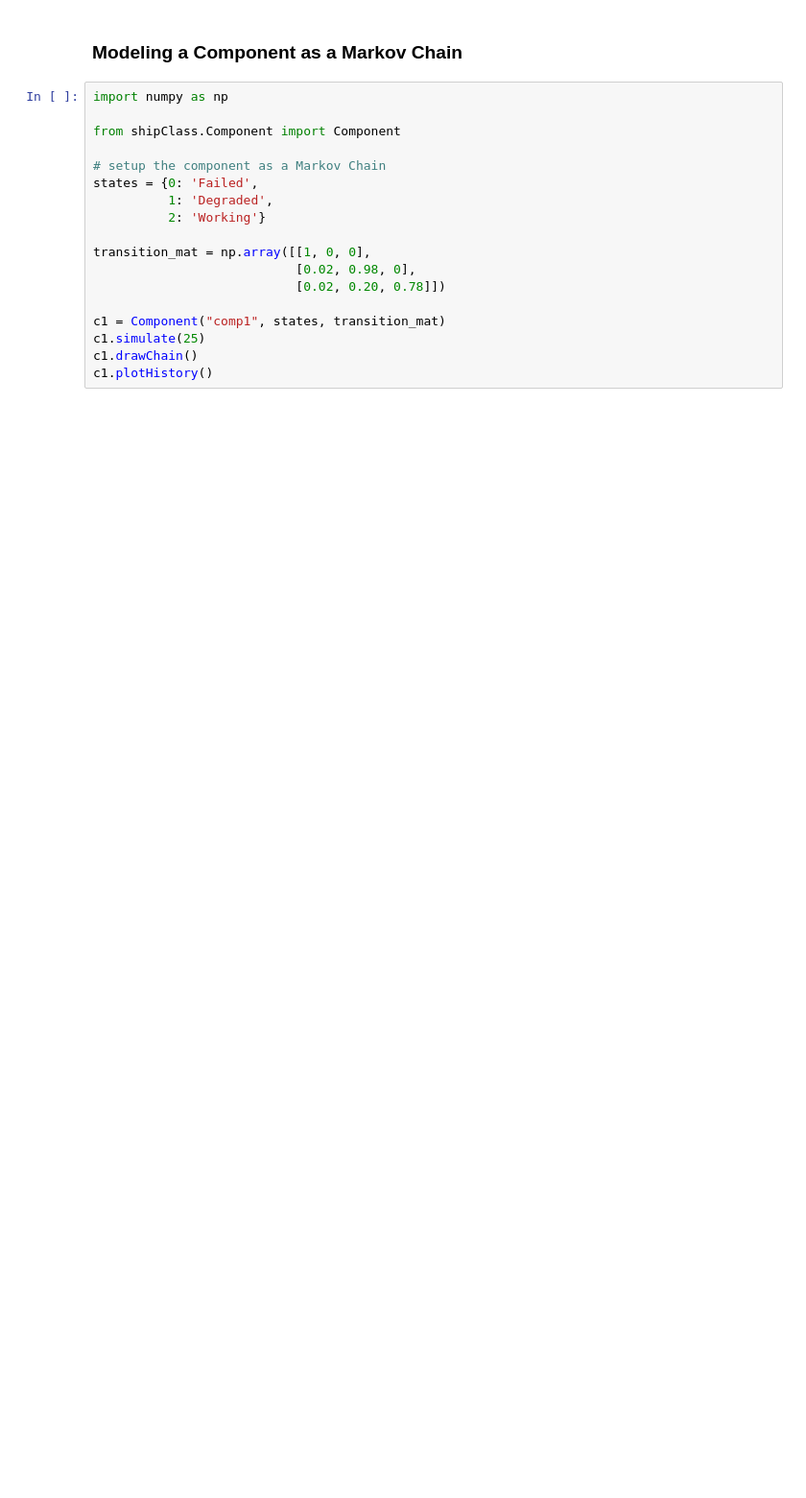
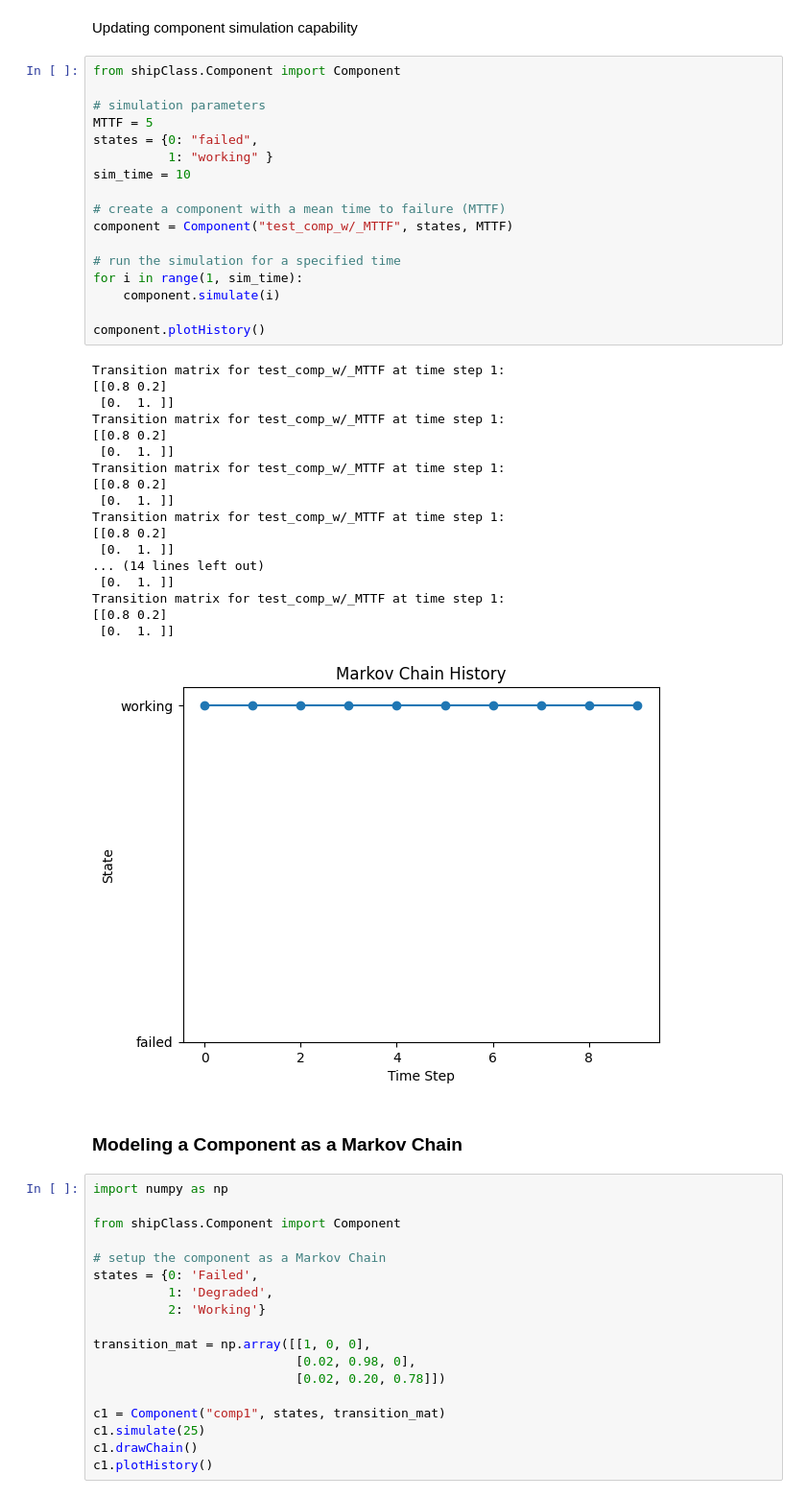
Before and after one commit to andreyaW/KISS, a Jupyter notebook: shipClassTests/compNsensor_tests.ipynb, the cells around one changed output. Shown at 96% size. Drawn from its saved outputs; the diff is of its cells as text; blank space fills up the shorter version.

Commit message:
push recent additions (start comp MTTF)

```diff
--- a/shipClassTests/compNsensor_tests.ipynb
+++ b/shipClassTests/compNsensor_tests.ipynb
@@ -7,3 +7,41 @@ print(sys.path)
+# %% [markdown]
+Updating component simulation capability
+# %%
+from shipClass.Component import Component
+
+# simulation parameters
+MTTF = 5
+states = {0: "failed",
+          1: "working" }
+sim_time = 10
+
+# create a component with a mean time to failure (MTTF)
+component = Component("test_comp_w/_MTTF", states, MTTF)
+
+# run the simulation for a specified time
+for i in range(1, sim_time):
+    component.simulate(i)
+
+component.plotHistory()
+# %% [output]
+Transition matrix for test_comp_w/_MTTF at time step 1:
+[[0.8 0.2]
+ [0.  1. ]]
+Transition matrix for test_comp_w/_MTTF at time step 1:
+[[0.8 0.2]
+ [0.  1. ]]
+Transition matrix for test_comp_w/_MTTF at time step 1:
+[[0.8 0.2]
+ [0.  1. ]]
+Transition matrix for test_comp_w/_MTTF at time step 1:
+[[0.8 0.2]
+ [0.  1. ]]
+... (14 lines left out)
+ [0.  1. ]]
+Transition matrix for test_comp_w/_MTTF at time step 1:
+[[0.8 0.2]
+ [0.  1. ]]
+[figure, added]
 # %% [markdown]
 ### Modeling a Component as a Markov Chain
 # %%
```
Also changed, not shown: parts of 2 cells of this notebook, 6 other files.
